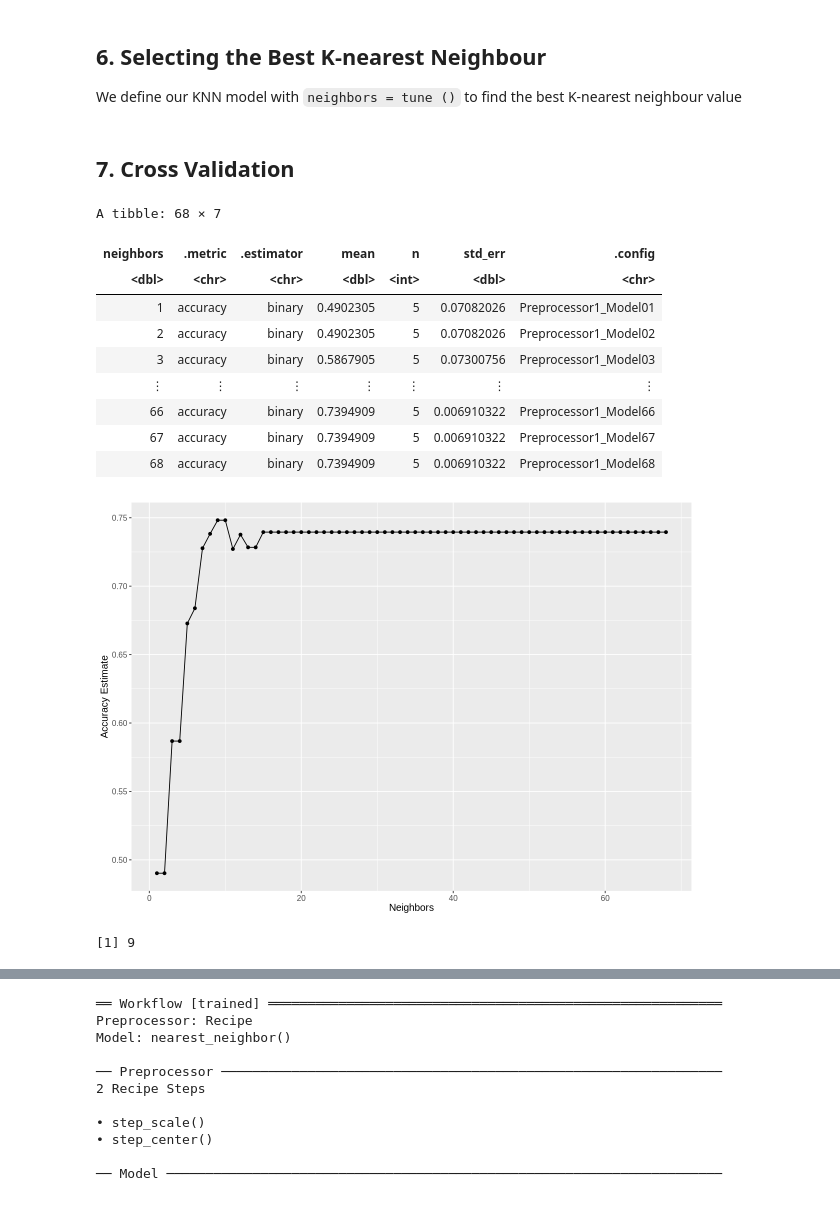
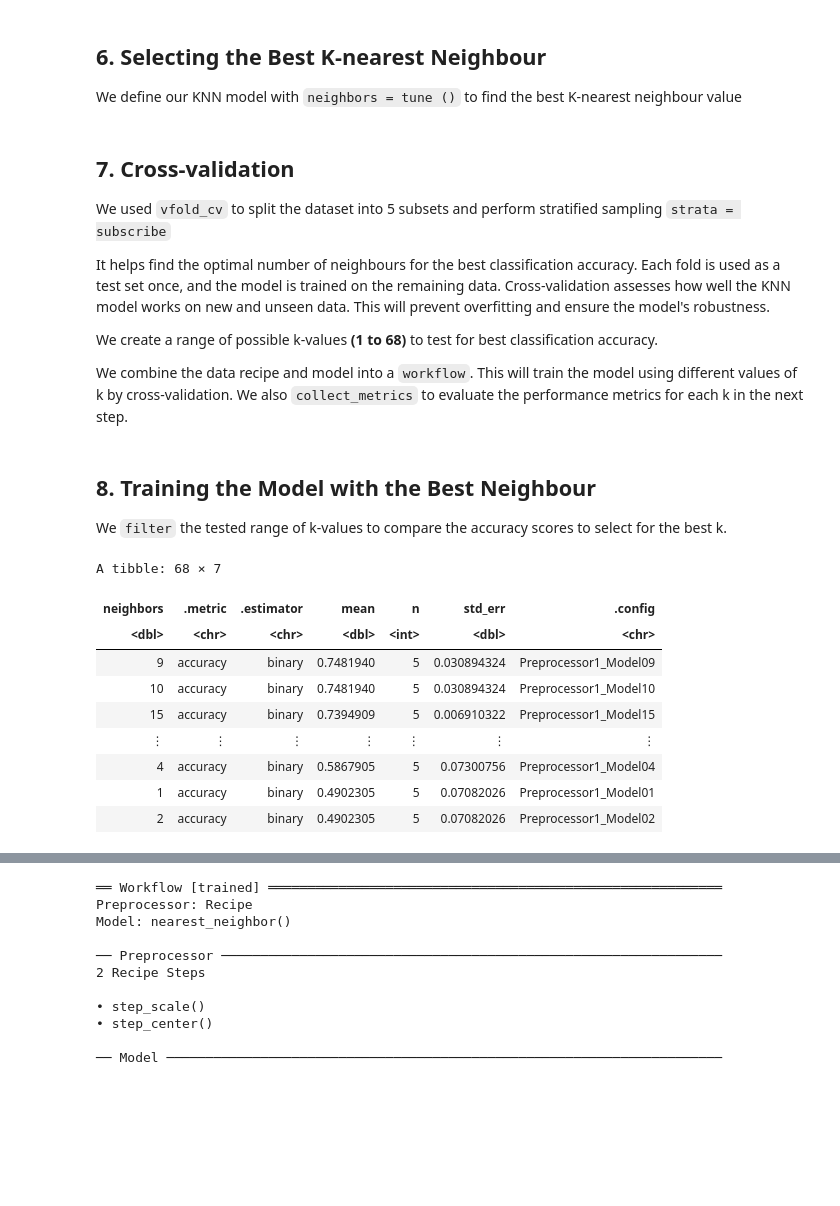
Before and after one commit to acay05/dsci-100-2025W2-006-group4, a Jupyter notebook: Final_Project_Group4.ipynb, the cells around one changed output, grey strips where cells are left out. Cells and saved outputs as stored; diff of their text form; code cells hidden in the pictures; blank space fills up the shorter version.

```diff
--- a/Final_Project_Group4.ipynb
+++ b/Final_Project_Group4.ipynb
@@ -290,4 +308,11 @@ knn_tune <- nearest_neighbor(weight_func = "rectangular",
                              set_engine("kknn") |>
                              set_mode("classification")
 # %% [markdown]
-## 7. Cross Validation ##
+## 7. Cross-validation ##
+We used `vfold_cv` to split the dataset into 5 subsets and perform stratified sampling `strata = subscribe`
+
+It helps find the optimal number of neighbours for the best classification accuracy. Each fold is used as a test set once, and the model is trained on the remaining data. Cross-validation assesses how well the KNN model works on new and unseen data. This will prevent overfitting and ensure the model's robustness.
+
+We create a range of possible k-values **(1 to 68)** to test for best classification accuracy.
+
+We combine the data recipe and model into a `workflow`. This will train the model using different values of k by cross-validation. We also `collect_metrics` to evaluate the performance metrics for each k in the next step.
@@ -294,46 +329,20 @@ knn_tune <- nearest_neighbor(weight_func = "rectangular",
+# %% [markdown]
+## 8. Training the Model with the Best Neighbour ##
+We `filter` the tested range of k-values to compare the accuracy scores to select for the best k.
 # %%
-#Cross validation
-vfold<- vfold_cv(players_train, v = 5, strata = subscribe)
-
-k_vals <- tibble(neighbors = seq(from = 1, to = 68, by = 1))
-
-#Workflow and filter for best accuracy
-knn_results <- workflow() |>
-  add_recipe(players_recipe) |>
-  add_model(knn_tune) |>
-  tune_grid(resamples = vfold, grid = k_vals) |>
-  collect_metrics()
-
 accuracies <- knn_results |>
-  filter(.metric == "accuracy")
+  filter(.metric == "accuracy") |>
+  arrange(desc(mean))
 
 accuracies
-
-#accuracy vs k plot
-accuracy_vs_k <- ggplot(accuracies, aes(x = neighbors, y = mean)) +
-  geom_point() +
-  geom_line() +
-  labs(x = "Neighbors", y = "Accuracy Estimate") +
-  theme(text = element_text(size = 12))
-accuracy_vs_k
 # %% [output]
 A tibble: 68 × 7
 | neighbors | .metric | .estimator | mean | n | std_err | .config |
 | <dbl> | <chr> | <chr> | <dbl> | <int> | <dbl> | <chr> |
+| 9 | accuracy | binary | 0.7481940 | 5 | 0.030894324 | Preprocessor1_Model09 |
+| 10 | accuracy | binary | 0.7481940 | 5 | 0.030894324 | Preprocessor1_Model10 |
+| 15 | accuracy | binary | 0.7394909 | 5 | 0.006910322 | Preprocessor1_Model15 |
+| ⋮ | ⋮ | ⋮ | ⋮ | ⋮ | ⋮ | ⋮ |
+| 4 | accuracy | binary | 0.5867905 | 5 | 0.07300756 | Preprocessor1_Model04 |
 | 1 | accuracy | binary | 0.4902305 | 5 | 0.07082026 | Preprocessor1_Model01 |
 | 2 | accuracy | binary | 0.4902305 | 5 | 0.07082026 | Preprocessor1_Model02 |
-| 3 | accuracy | binary | 0.5867905 | 5 | 0.07300756 | Preprocessor1_Model03 |
-| ⋮ | ⋮ | ⋮ | ⋮ | ⋮ | ⋮ | ⋮ |
-| 66 | accuracy | binary | 0.7394909 | 5 | 0.006910322 | Preprocessor1_Model66 |
-| 67 | accuracy | binary | 0.7394909 | 5 | 0.006910322 | Preprocessor1_Model67 |
-| 68 | accuracy | binary | 0.7394909 | 5 | 0.006910322 | Preprocessor1_Model68 |
-[figure, removed]
-# %%
-#best K
-best_k <- accuracies |>
-        arrange(desc(mean)) |>
-        head(1) |>
-        pull(neighbors)
-best_k
-# %% [output]
-[1] 9
```
Also changed, not shown: parts of 17 cells of this notebook.
